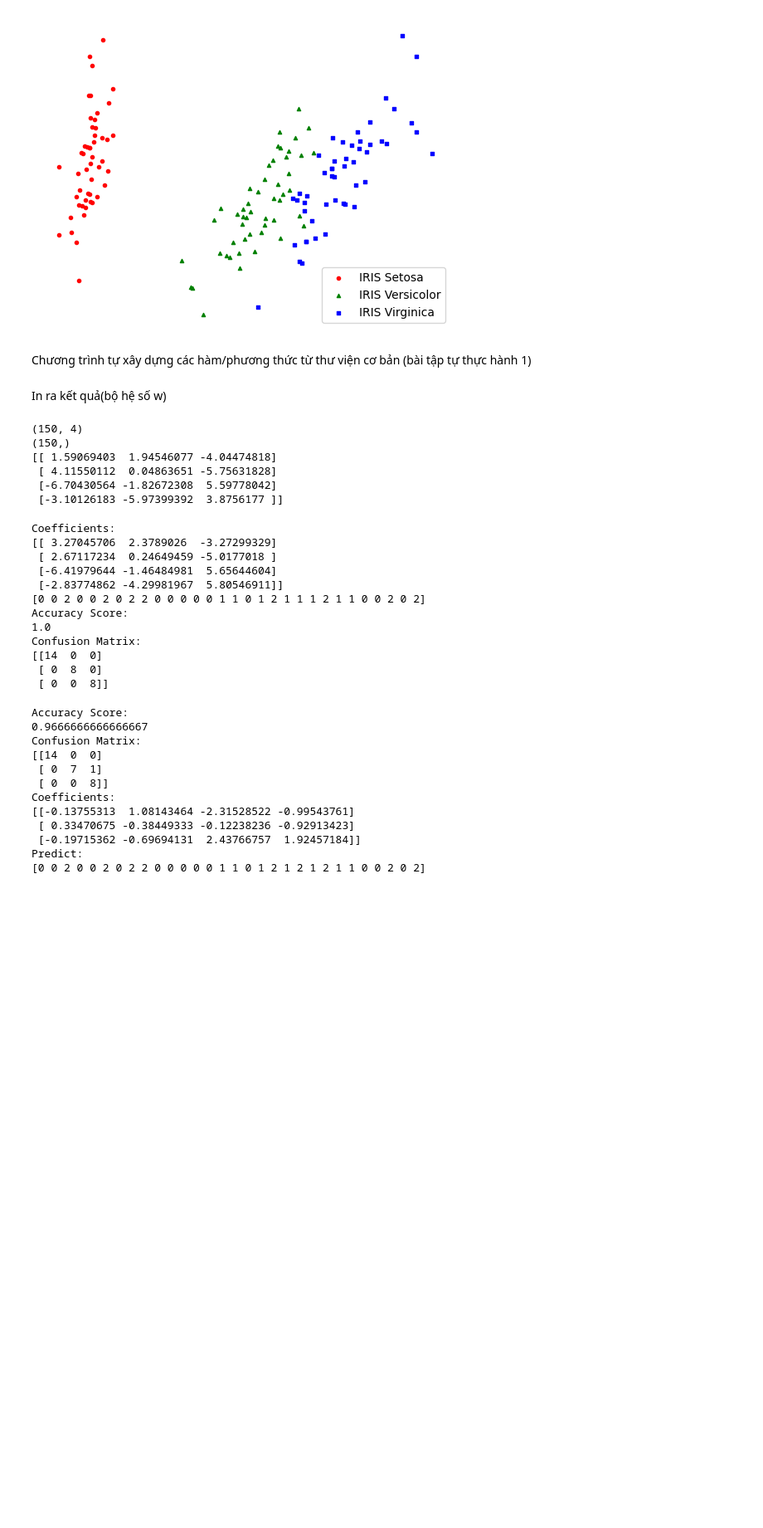
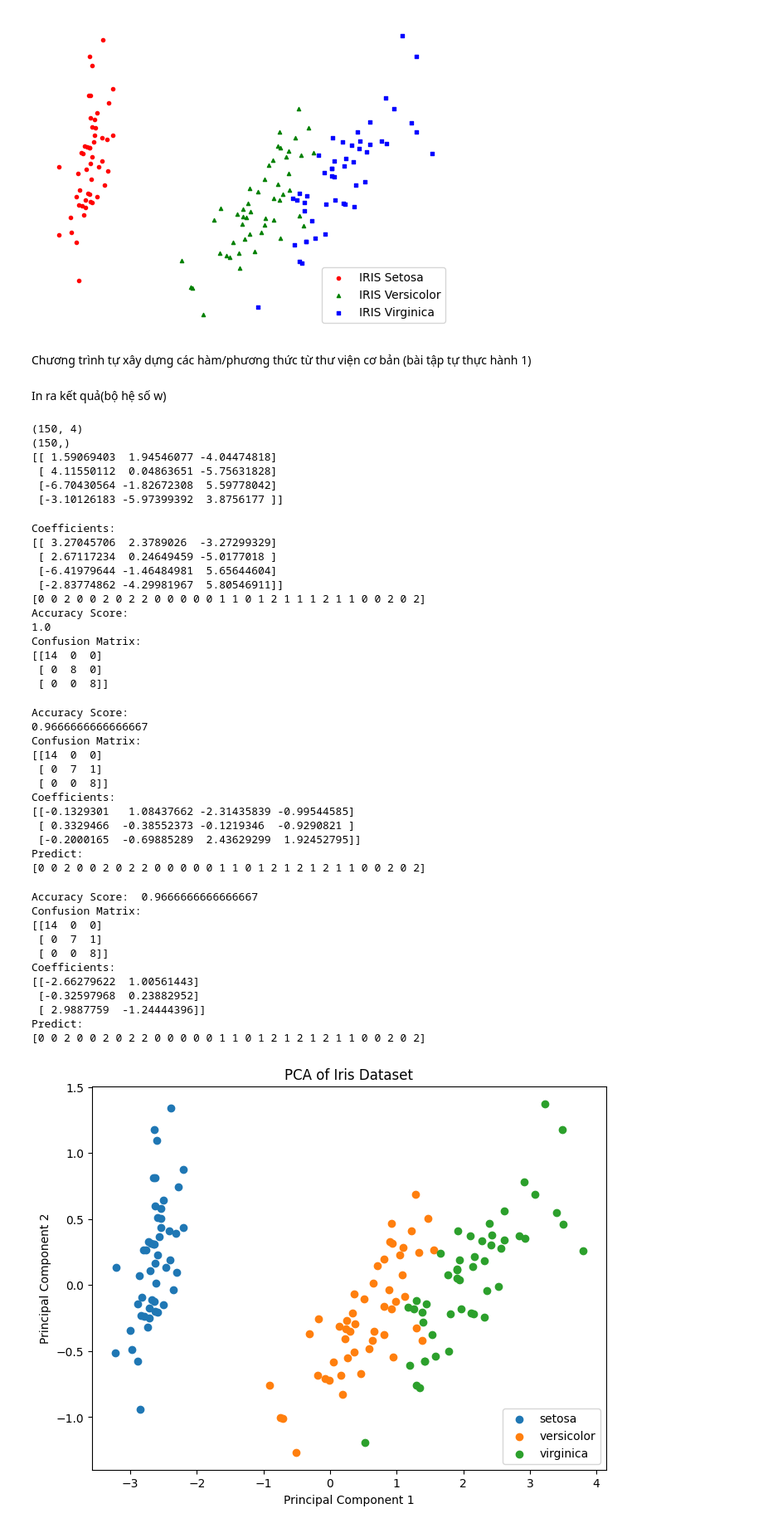
Before and after one commit to dauvanan0204/MachineLearning, a Jupyter notebook: week04/IrisFlower.ipynb, the cells around one changed output. Shown: that part at 83% size. Cells and saved outputs as stored; diff of their text form; code cells hidden in the pictures; blank space fills up the shorter version.

```diff
--- a/week04/IrisFlower.ipynb
+++ b/week04/IrisFlower.ipynb
@@ -176,8 +176,7 @@ Y=iris.target # Dependent variable (label)
 #print(Y.shape)
 
 # Splitting Train and test Data
-X_train,X_test,Y_train,Y_test=sklearn.model_selection.train_test_split(X,Y,test_size=0.2,
-         random_state=2)
+X_train,X_test,Y_train,Y_test=sklearn.model_selection.train_test_split(X,Y,test_size=0.2,  random_state=2)
 #sc=StandardScaler()
 #X_train=sc.fit_transform(X_train)
 #X_test=sc.transform(X_test)
@@ -213,8 +212,77 @@ Confusion Matrix:
  [ 0  7  1]
  [ 0  0  8]]
 Coefficients:
-[[-0.13755313  1.08143464 -2.31528522 -0.99543761]
- [ 0.33470675 -0.38449333 -0.12238236 -0.92913423]
- [-0.19715362 -0.69694131  2.43766757  1.92457184]]
+[[-0.1329301   1.08437662 -2.31435839 -0.99544585]
+ [ 0.3329466  -0.38552373 -0.1219346  -0.9290821 ]
+ [-0.2000165  -0.69885289  2.43629299  1.92452795]]
 Predict:
 [0 0 2 0 0 2 0 2 2 0 0 0 0 0 1 1 0 1 2 1 2 1 2 1 1 0 0 2 0 2]
+# %%
+import pandas as pd
+import matplotlib.pyplot as plt
+import numpy as np
+import sklearn
+from sklearn.linear_model import LogisticRegression
+from sklearn.datasets import load_iris
+from sklearn.decomposition import PCA  # Import PCA
+iris = load_iris()
+X = iris.data # Observed variable
+Y = iris.target # Dependent variable (label)
+
+# Apply PCA to reduce the dimensions to 2
+pca = PCA(n_components=2)
+X_pca = pca.fit_transform(X)
+
+# Splitting Train and test Data
+X_train, X_test, Y_train, Y_test = sklearn.model_selection.train_test_split(X_pca, Y, test_size=0.2, random_state=2)
+
+# Call to Logistic Regression Model - SAG: solving is based on Stochastic Average Gradient
+lorg = LogisticRegression(multi_class='multinomial', solver='sag', max_iter=5000)
+
+# Train the model using the training dataset
+lorg.fit(X_train, Y_train)
+
+# Then Predict the Test data
+Y_pred = lorg.predict(X_test)
+
+# Calculate accuracy
+from sklearn.metrics import accuracy_score
+print("Accuracy Score: ", accuracy_score(Y_test, Y_pred))
+
+# Calculate confusion matrix
+from sklearn.metrics import confusion_matrix
+cm = confusion_matrix(Y_test, Y_pred)
+print("Confusion Matrix:")
+print(cm)
+
+# Print coefficients
+print("Coefficients:")
+print(lorg.coef_)
+
+# Predictions
+y_predict = lorg.predict(X_test)
+print("Predict:")
+print(y_predict)
+
+# Plot the data after dimensionality reduction
+plt.figure(figsize=(8, 6))
+for i in range(len(iris.target_names)):
+    plt.scatter(X_pca[Y == i][:, 0], X_pca[Y == i][:, 1], label=iris.target_names[i])
+plt.title('PCA of Iris Dataset')
+plt.xlabel('Principal Component 1')
+plt.ylabel('Principal Component 2')
+plt.legend()
+plt.show()
+# %% [output]
+Accuracy Score:  0.9666666666666667
+Confusion Matrix:
+[[14  0  0]
+ [ 0  7  1]
+ [ 0  0  8]]
+Coefficients:
+[[-2.66279622  1.00561443]
+ [-0.32597968  0.23882952]
+ [ 2.9887759  -1.24444396]]
+Predict:
+[0 0 2 0 0 2 0 2 2 0 0 0 0 0 1 1 0 1 2 1 2 1 2 1 1 0 0 2 0 2]
+[figure, added]
```
Also changed, not shown: 2 other files.
